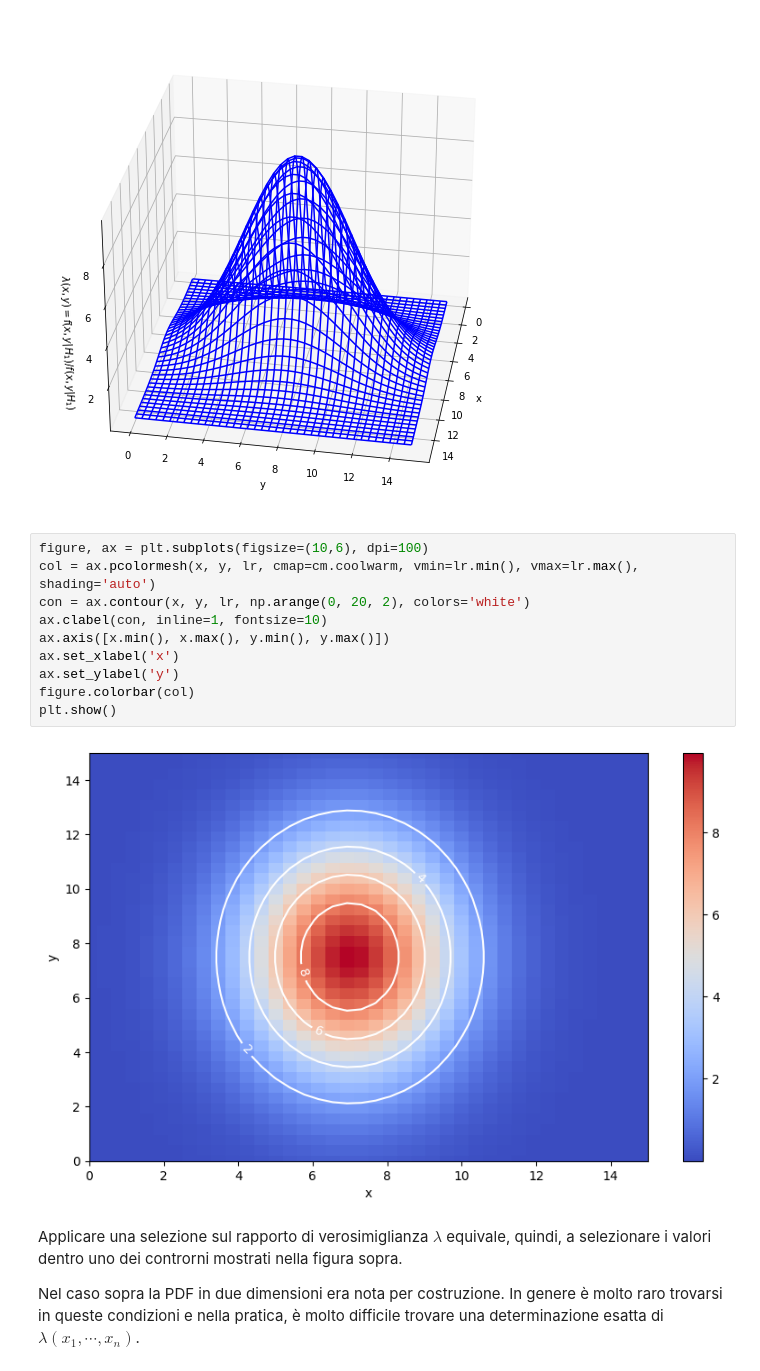
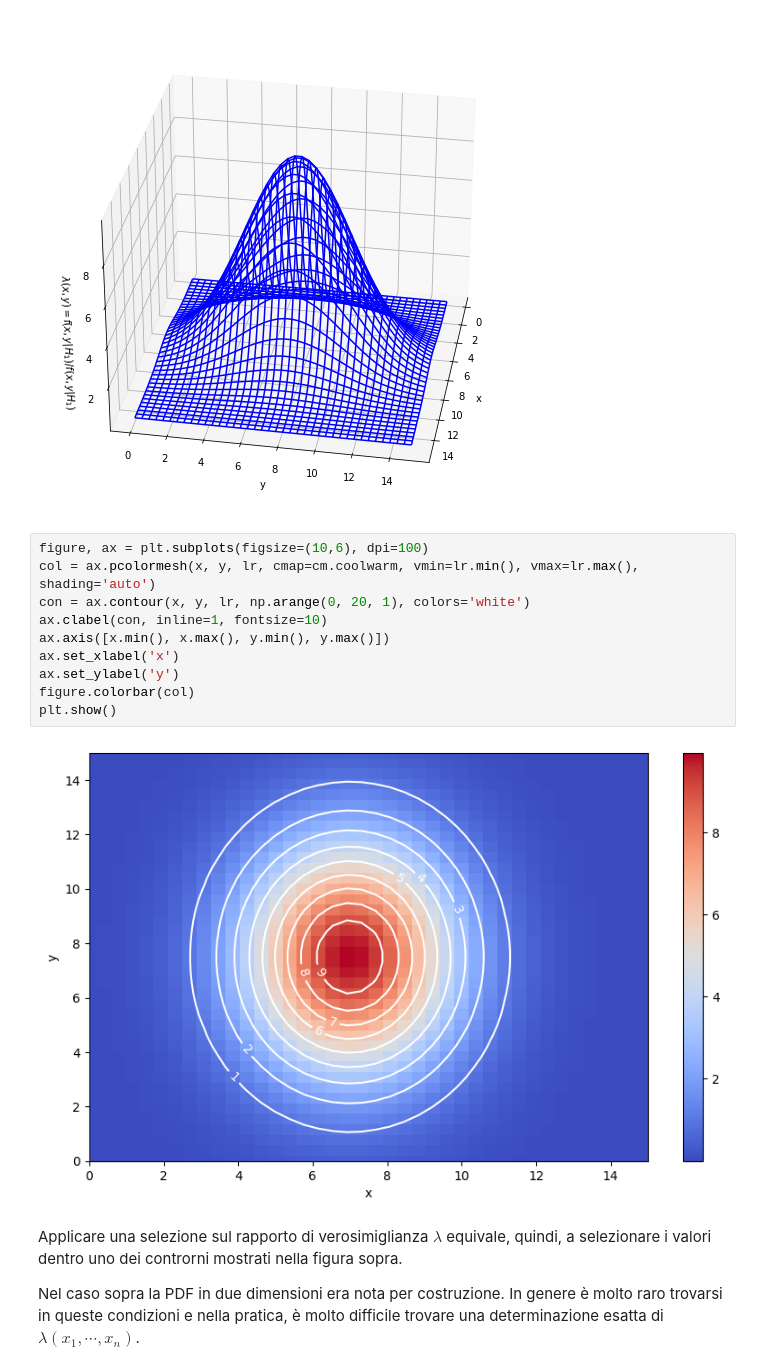
Before and after one commit to lucalista/analisi-dati-2021, a Jupyter notebook: 22.00.00__Test_di_ipotesi.ipynb, the cells around one changed output. Saved outputs shown, nothing was run; the diff lists cells and outputs as text.

```diff
--- a/22.00.00__Test_di_ipotesi.ipynb
+++ b/22.00.00__Test_di_ipotesi.ipynb
@@ -306,15 +314,15 @@ plt.show()
 # %%
 figure, ax = plt.subplots(figsize=(10,6), dpi=100)
 col = ax.pcolormesh(x, y, lr, cmap=cm.coolwarm, vmin=lr.min(), vmax=lr.max(), shading='auto')
-con = ax.contour(x, y, lr, np.arange(0, 20, 2), colors='white')
+con = ax.contour(x, y, lr, np.arange(0, 20, 1), colors='white')
 ax.clabel(con, inline=1, fontsize=10)
 ax.axis([x.min(), x.max(), y.min(), y.max()])
 ax.set_xlabel('x')
 ax.set_ylabel('y')
 figure.colorbar(col)
 plt.show()
 # %% [output]
-[figure, old version]
+[figure, new version]
 # %% [markdown]
 Applicare una selezione sul rapporto di verosimiglianza $\lambda$ equivale, quindi, a selezionare i valori dentro uno dei controrni mostrati nella figura sopra.
 
```
Also changed, not shown: parts of 9 cells of this notebook, 1 other file.
